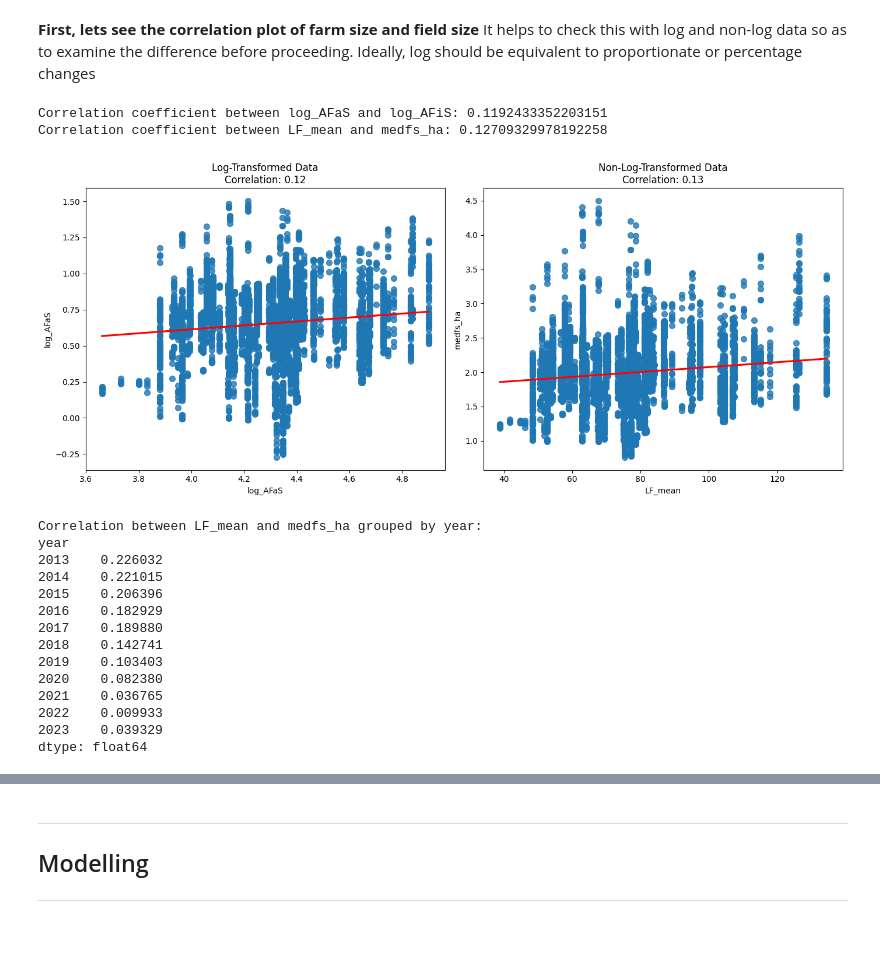
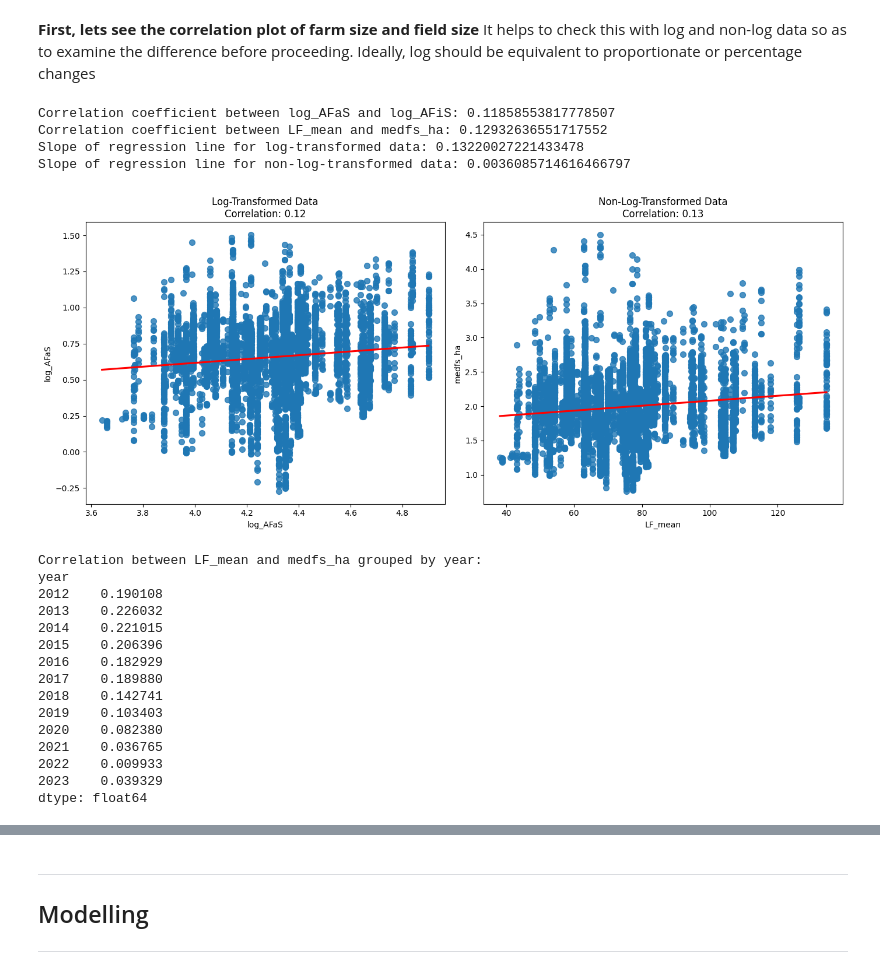
Before and after one commit to DamiAladesuru/Lab, a Jupyter notebook: Niedersachsen/src/analysis/farmfield/Log model.ipynb, the cells around one changed output, grey strips where cells are left out. Drawn from its saved outputs; the diff is of its cells as text; code cells hidden in the pictures; blank space fills up the shorter version.

```diff
--- a/Niedersachsen/src/analysis/farmfield/Log model.ipynb
+++ b/Niedersachsen/src/analysis/farmfield/Log model.ipynb
@@ -223,13 +223,14 @@ farmdata_ge_ydiff.head()
 | 648 | 452 | Aurich | Insgesamt | 2016 | 1315.0 | 82643.0 | 62.846388 | 6.0 | ... |
 # %%
 fdg_ext = farmdata_ge_ydiff.copy()
+
+fdg_ext['log_AFaS'] = np.log(fdg_ext['LF_mean'])
 
 # sort by LANDKREIS and year
 fdg_ext = fdg_ext.sort_values(by=['LANDKREIS', 'year'])
 
-fdg_ext['log_AFaS'] = np.log(fdg_ext['LF_mean'])
 # compute yearly differences for the log_LF_mean column
-fdg_ext['log_AFaSC'] = fdg_ext.groupby('LANDKREIS')['log_AFaS'].diff().fillna(0)
+fdg_ext['d_log_AFaS'] = fdg_ext.groupby('LANDKREIS')['log_AFaS'].diff().fillna(0)
 
 # check the first 10 rows of the dataset
 fdg_ext.head(10)
@@ -342,12 +343,13 @@ gridgdf_clc = gridgdf_cl.copy()  # Ensure it's a valid copy
 gridgdf_clc = gridgdf_clc.drop(columns='geometry')
 # %%
 # yearly differences for log_medfs_ha
+#create log columsn for medfs_ha
+gridgdf_clc['log_AFiS'] = np.log(gridgdf_clc['medfs_ha'])
+
 gridgdf_clc.sort_values(by=['CELLCODE', 'year'], inplace=True)
 
-#create log columsn for medfs_ha
-gridgdf_clc['log_AFiS'] = np.log(gridgdf_clc['medfs_ha']).fillna(0)
-gridgdf_clc['log_AFiSC'] = gridgdf_clc.groupby('CELLCODE')['log_AFiS'].diff().fillna(0)
+gridgdf_clc['d_log_AFiS'] = gridgdf_clc.groupby('CELLCODE')['log_AFiS'].diff().fillna(0)
 
 # check the first 10 rows of the dataset
-gridgdf_clc[['CELLCODE', 'year', 'medfs_ha', 'medfs_ha_yearly_percdiff', 'log_AFiS', 'log_AFiSC']].head(10)
+gridgdf_clc[['CELLCODE', 'year', 'medfs_ha', 'medfs_ha_yearly_percdiff', 'log_AFiS', 'd_log_AFiS']].head(10)
 # %% [output]
@@ -368,7 +370,7 @@ gridgdf_clc[['CELLCODE', 'year', 'medfs_ha', 'medfs_ha_yearly_percdiff', 'log_AF
 #'medfs_ha_yearly_diff', 'fsha_sum_yearly_diff', 'fsha_sum_yearly_percdiff', 'mfs_ha_yearly_diff', 'mfs_ha_yearly_percdiff',
 # Specify the columns to keep
 columns_to_keep = [
-    'LANDKREIS', 'CELLCODE', 'year', 'medfs_ha', 'medfs_ha_yearly_percdiff', 'log_AFiS', 'log_AFiSC'
+    'LANDKREIS', 'CELLCODE', 'year', 'medfs_ha', 'medfs_ha_yearly_percdiff', 'log_AFiS', 'd_log_AFiS'
 ]
 
 # Drop all other columns
@@ -518,7 +519,3 @@ else:
     print(f"⚠️ Present in farm_field but missing in df_farm and df_field: {only_in_farm_field}")
 # %% [output]
 ✅ LANDKREIS values in df_farm, df_field and farm_field match exactly!
-# %%
-# drop 2012 data from farm_field because of 0 values
-farm_field = farm_field[farm_field["year"] != 2012]
-farm_field['year'].nunique()
@@ -537,34 +536,46 @@ It helps to check this with log and non-log data so as to examine the difference
 # %%
 # Calculate the correlation coefficients
 #1. for log-log model variables
 corr_log = farm_field['log_AFaS'].corr(farm_field['log_AFiS'])
 corr_non_log = farm_field['LF_mean'].corr(farm_field['medfs_ha']) #non-log counterparts
 
 # Print the correlation coefficients
 print(f"Correlation coefficient between log_AFaS and log_AFiS: {corr_log}")
 print(f"Correlation coefficient between LF_mean and medfs_ha: {corr_non_log}")
 
+# Fit linear regression models to get the slopes
+model_log = smf.ols('log_AFiS ~ log_AFaS', data=farm_field).fit()
+slope_log = model_log.params['log_AFaS']
+
+model_non_log = smf.ols('medfs_ha ~ LF_mean', data=farm_field).fit()
+slope_non_log = model_non_log.params['LF_mean']
+
+# Print the slopes
+print(f"Slope of regression line for log-transformed data: {slope_log}")
+print(f"Slope of regression line for non-log-transformed data: {slope_non_log}")
 # Create side-by-side scatter plots
 fig, axes = plt.subplots(1, 2, figsize=(14, 6))
 
 # Scatter plot for log-transformed data
 sns.regplot(x='log_AFaS', y='log_AFiS', data=farm_field, ax=axes[0], ci=None, scatter_kws={'s': 50}, line_kws={'color': 'red'})
 axes[0].set_title(f'Log-Transformed Data\nCorrelation: {corr_log:.2f}')
 axes[0].set_xlabel('log_AFaS')
 axes[0].set_ylabel('log_AFaS')
 
 # Scatter plot for non-log-transformed data
 sns.regplot(x='LF_mean', y='medfs_ha', data=farm_field, ax=axes[1], ci=None, scatter_kws={'s': 50}, line_kws={'color': 'red'})
 axes[1].set_title(f'Non-Log-Transformed Data\nCorrelation: {corr_non_log:.2f}')
 axes[1].set_xlabel('LF_mean')
 axes[1].set_ylabel('medfs_ha')
 
 plt.tight_layout()
 plt.show()
 # %% [output]
-Correlation coefficient between log_AFaS and log_AFiS: 0.1192433352203151
-Correlation coefficient between LF_mean and medfs_ha: 0.12709329978192258
+Correlation coefficient between log_AFaS and log_AFiS: 0.11858553817778507
+Correlation coefficient between LF_mean and medfs_ha: 0.12932636551717552
+Slope of regression line for log-transformed data: 0.13220027221433478
+Slope of regression line for non-log-transformed data: 0.0036085714616466797
-[figure, old version]
+[figure, new version]
 # %%
 # Group by 'year' and calculate the correlation between 'LF_mean' and 'medfs_ha' for each group
 correlation_by_year = farm_field.groupby('year').apply(lambda x: x['LF_mean'].corr(x['medfs_ha']))
@@ -574,6 +585,7 @@ print(correlation_by_year)
 # %% [output]
 Correlation between LF_mean and medfs_ha grouped by year:
 year
+2012    0.190108
 2013    0.226032
 2014    0.221015
 2015    0.206396
```
Also changed, not shown: parts of 38 cells of this notebook.
